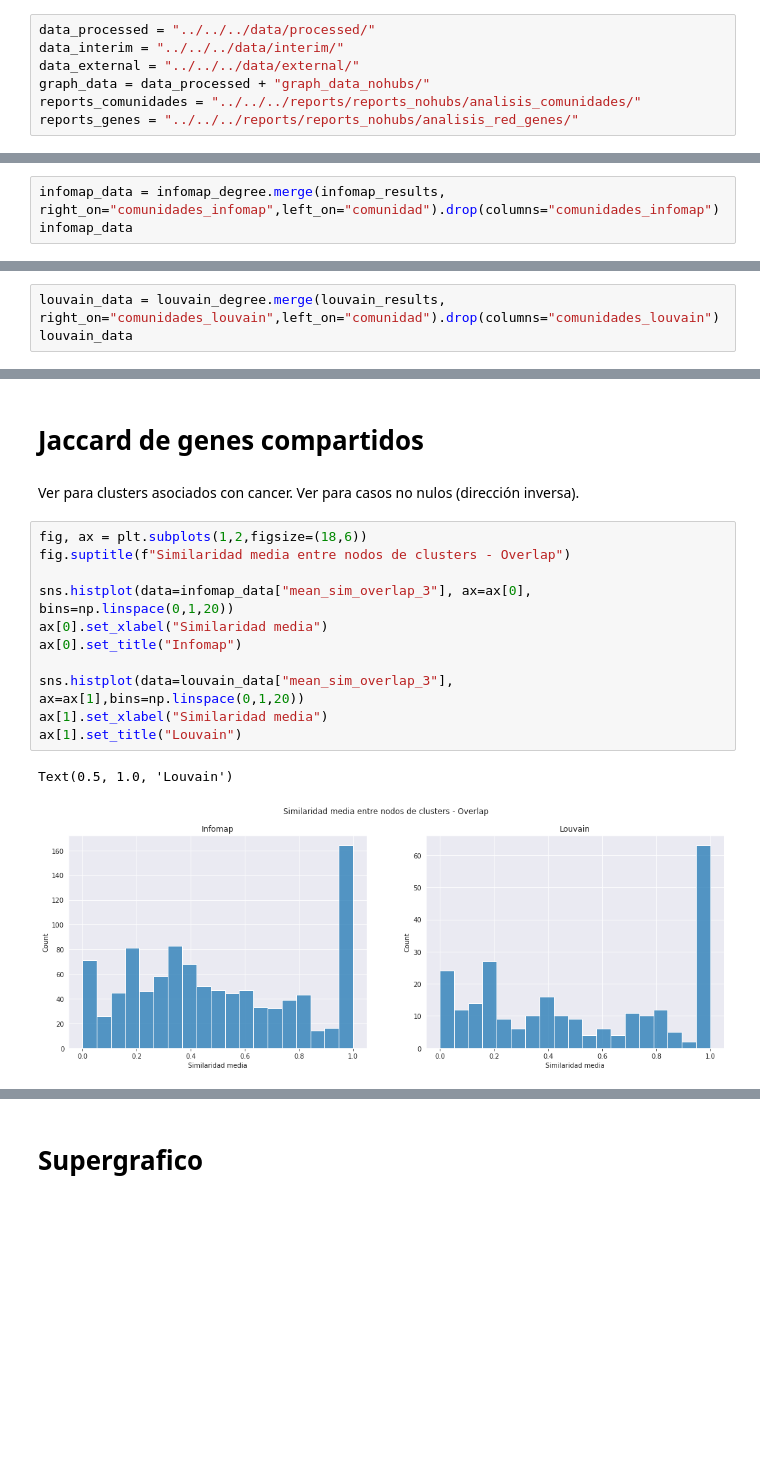
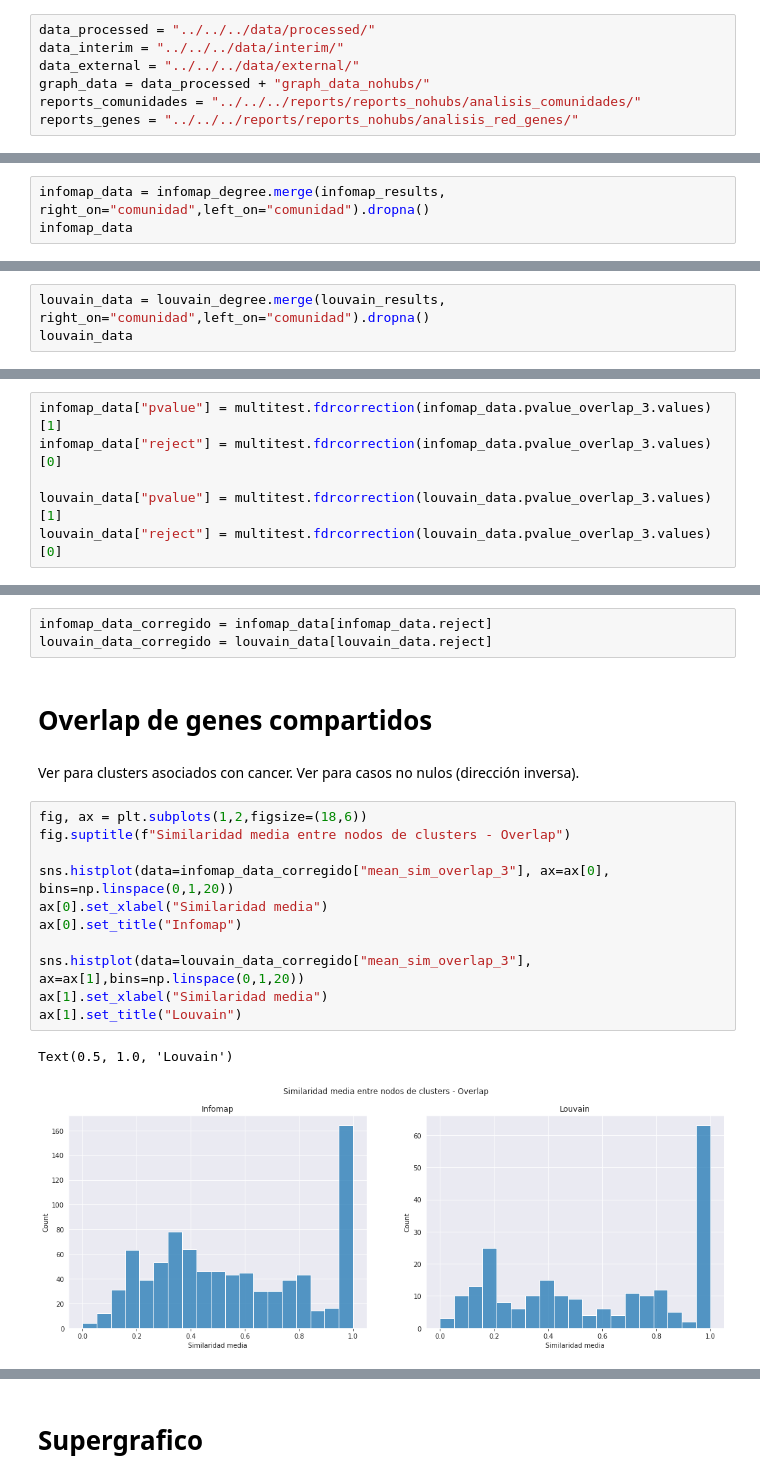
Before and after one commit to ingridheuer/gcnn_gdas, a Jupyter notebook: exploration/notebooks/network_analysis/jaccard_gene_metric.ipynb, the cells around one changed output, grey strips where cells are left out. Cells and saved outputs as stored; diff of their text form; blank space fills up the shorter version.

Commit message:
corregido FDR similaridad genes

```diff
--- a/exploration/notebooks/network_analysis/jaccard_gene_metric.ipynb
+++ b/exploration/notebooks/network_analysis/jaccard_gene_metric.ipynb
@@ -39,4 +43,4 @@ louvain_degree = pd.read_csv(reports_comunidades+"grado_gda_louvain.csv")
 # %%
-infomap_data = infomap_degree.merge(infomap_results, right_on="comunidades_infomap",left_on="comunidad").drop(columns="comunidades_infomap")
+infomap_data = infomap_degree.merge(infomap_results, right_on="comunidad",left_on="comunidad").dropna()
 infomap_data
 # %% [output]
@@ -56,4 +60,4 @@ infomap_data
 # %%
-louvain_data = louvain_degree.merge(louvain_results, right_on="comunidades_louvain",left_on="comunidad").drop(columns="comunidades_louvain")
+louvain_data = louvain_degree.merge(louvain_results, right_on="comunidad",left_on="comunidad").dropna()
 louvain_data
 # %% [output]
@@ -72,0 +79,6 @@ louvain_data
+# %%
+infomap_data["pvalue"] = multitest.fdrcorrection(infomap_data.pvalue_overlap_3.values)[1]
+infomap_data["reject"] = multitest.fdrcorrection(infomap_data.pvalue_overlap_3.values)[0]
+
+louvain_data["pvalue"] = multitest.fdrcorrection(louvain_data.pvalue_overlap_3.values)[1]
+louvain_data["reject"] = multitest.fdrcorrection(louvain_data.pvalue_overlap_3.values)[0]
@@ -73,21 +97,24 @@ louvain_data
+# %%
+infomap_data_corregido = infomap_data[infomap_data.reject]
+louvain_data_corregido = louvain_data[louvain_data.reject]
 # %% [markdown]
-# Jaccard de genes compartidos
+# Overlap de genes compartidos
 # %% [markdown]
 Ver para clusters asociados con cancer. Ver para casos no nulos (dirección inversa).
 # %%
 fig, ax = plt.subplots(1,2,figsize=(18,6))
 fig.suptitle(f"Similaridad media entre nodos de clusters - Overlap")
 
-sns.histplot(data=infomap_data["mean_sim_overlap_3"], ax=ax[0], bins=np.linspace(0,1,20))
+sns.histplot(data=infomap_data_corregido["mean_sim_overlap_3"], ax=ax[0], bins=np.linspace(0,1,20))
 ax[0].set_xlabel("Similaridad media")
 ax[0].set_title("Infomap")
 
-sns.histplot(data=louvain_data["mean_sim_overlap_3"], ax=ax[1],bins=np.linspace(0,1,20))
+sns.histplot(data=louvain_data_corregido["mean_sim_overlap_3"], ax=ax[1],bins=np.linspace(0,1,20))
 ax[1].set_xlabel("Similaridad media")
 ax[1].set_title("Louvain")
 # %% [output]
 Text(0.5, 1.0, 'Louvain')
-[figure, old version]
+[figure, new version]
 # %%
 fig, ax = plt.subplots(1,2,figsize=(18,6))
 fig.suptitle(f"Similaridad media entre nodos de clusters - Jaccard")
```
Also changed, not shown: parts of 20 cells of this notebook.
